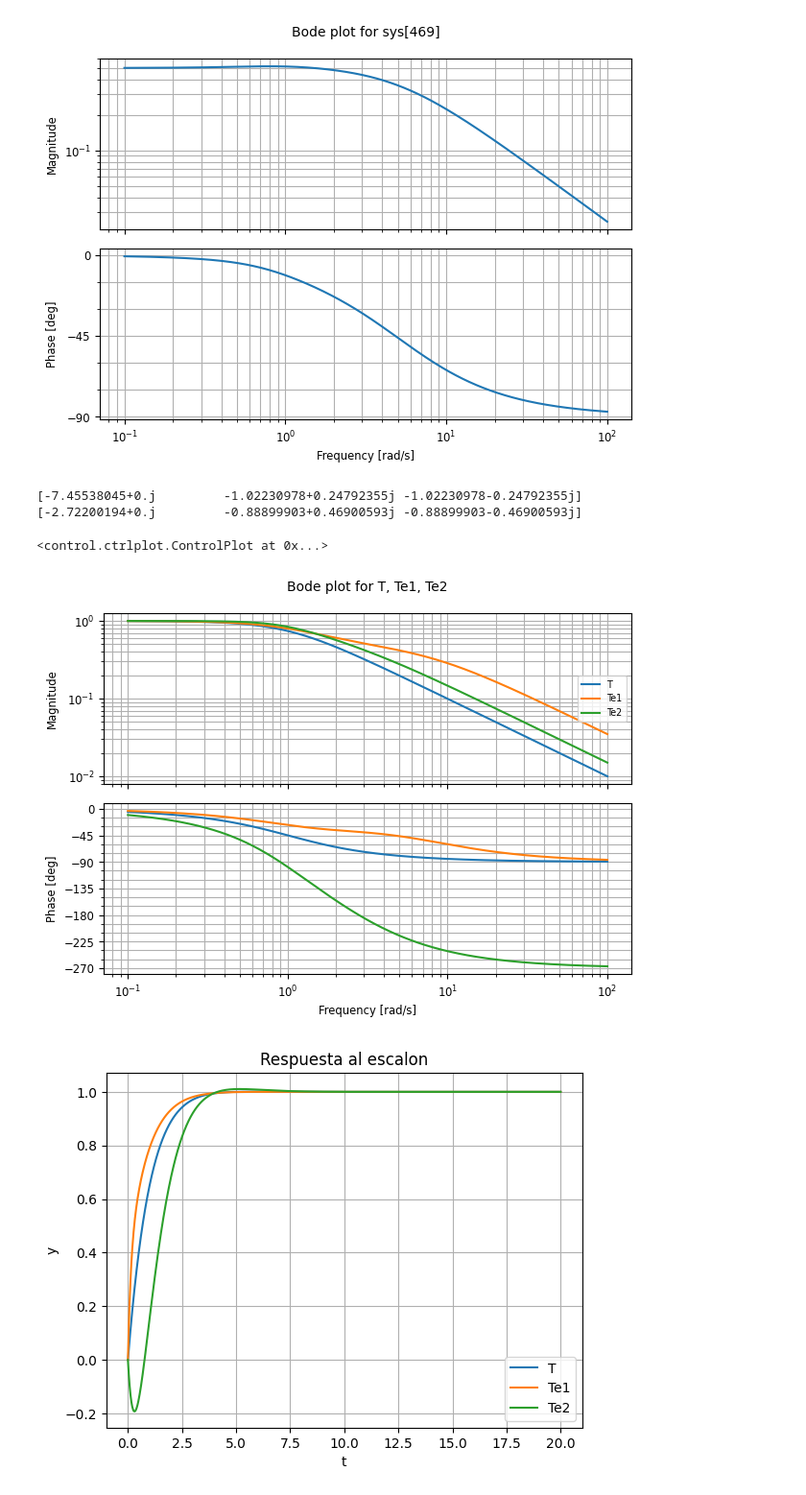
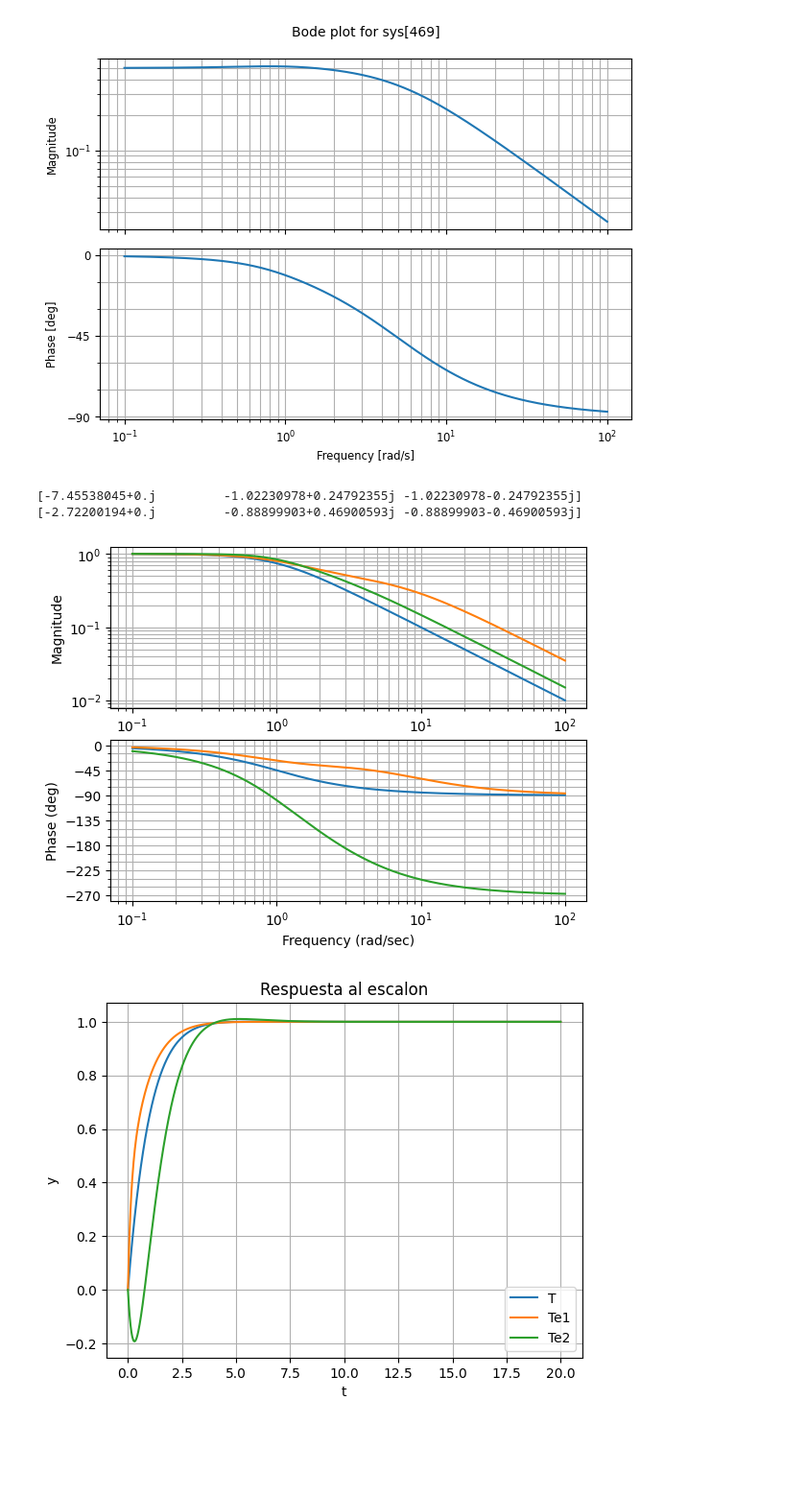
Before and after one commit to pgonfiuba/ica, a Jupyter notebook: 0. Introduccion/ajuste_robusto.ipynb, the cells around one changed output. Shown at 96% size. Drawn from its saved outputs; the diff is of its cells as text; code cells hidden in the pictures; blank space fills up the shorter version.

```diff
--- a/0. Introduccion/ajuste_robusto.ipynb
+++ b/0. Introduccion/ajuste_robusto.ipynb
@@ -47,10 +32,11 @@ T_lim = 1/W
 T_lim.name = 'T_lim'
 
 C = 0.1
-C = (s+1.1)
+#C = (s+1.1)
 #C.name = 'C'
 
-T = ctrl.feedback(C*G,1,name='T')
-print(T)
-ctrl.bode([T_lim,T])
+T = ctrl.feedback(C*G,1)
+T.name="T"
+display(T)
+mag, phase, omega = ctrl.bode_plot([T_lim,T],plot=True)
 # %% [output]
@@ -72,16 +51,17 @@ ctrl.bode(T*W)
 # %%
 # Veamos los bodes de LC para los modelos extremos
 
-Te1 = ctrl.feedback(C*Ge1,1,name='Te1')
+Te1 = ctrl.feedback(C*Ge1,1)
+Te1.name='Te1'
 print(ctrl.poles(Te1))
 
-Te2 = ctrl.feedback(C*Ge2,1,name='Te2')
+Te2 = ctrl.feedback(C*Ge2,1)
+Te2.name='Te2'
 print(ctrl.poles(Te2))
 
-ctrl.bode([T,Te1,Te2])
+mag, phase, omega = ctrl.bode([T,Te1,Te2])
 # %% [output]
 [-7.45538045+0.j         -1.02230978+0.24792355j -1.02230978-0.24792355j]
 [-2.72200194+0.j         -0.88899903+0.46900593j -0.88899903-0.46900593j]
-<control.ctrlplot.ControlPlot at 0x...>
-[figure, old version]
+[figure, new version]
 # %%
```
Also changed, not shown: parts of 9 cells of this notebook.
